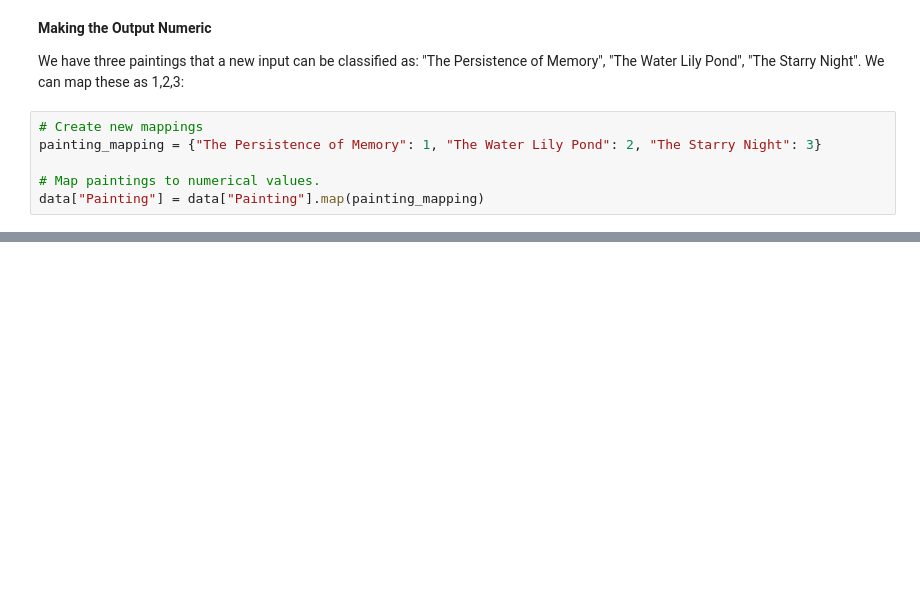
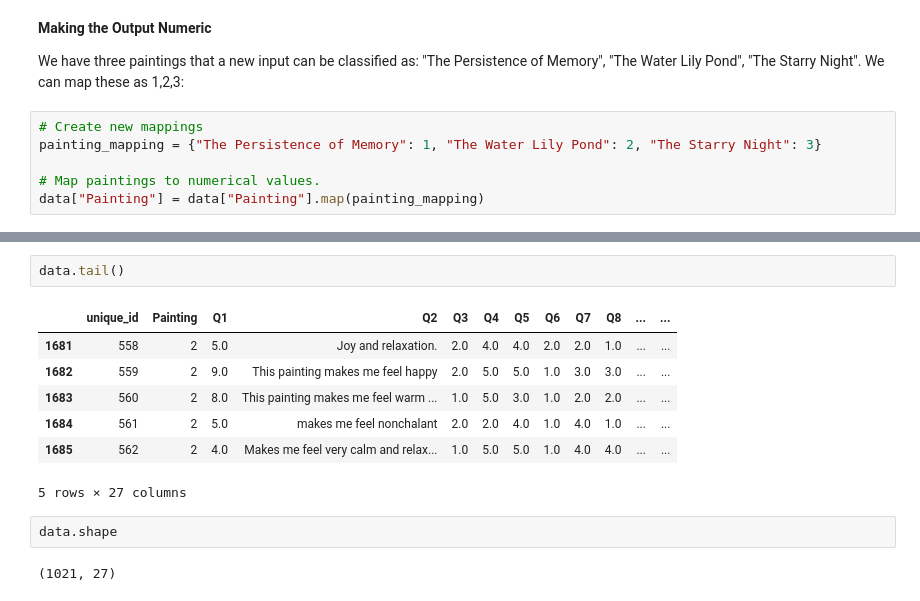
Before and after one commit to EthanT256/Machine-Learning-Challenge, a Jupyter notebook: data_cleanup.ipynb, the cells around one changed output, grey strips where cells are left out. Cells and saved outputs as stored; diff of their text form; blank space fills up the shorter version.

```diff
--- a/data_cleanup.ipynb
+++ b/data_cleanup.ipynb
@@ -169 +302,15 @@ data.head()
 5 rows × 27 columns
+# %%
+data.tail()
+# %% [output]
+|  | unique_id | Painting | Q1 | Q2 | Q3 | Q4 | Q5 | Q6 | Q7 | Q8 | ... | ... |
+| 1681 | 558 | 2 | 5.0 | Joy and relaxation. | 2.0 | 4.0 | 4.0 | 2.0 | 2.0 | 1.0 | ... | ... |
+| 1682 | 559 | 2 | 9.0 | This painting makes me feel happy | 2.0 | 5.0 | 5.0 | 1.0 | 3.0 | 3.0 | ... | ... |
+| 1683 | 560 | 2 | 8.0 | This painting makes me feel warm ... | 1.0 | 5.0 | 3.0 | 1.0 | 2.0 | 2.0 | ... | ... |
+| 1684 | 561 | 2 | 5.0 | makes me feel nonchalant | 2.0 | 2.0 | 4.0 | 1.0 | 4.0 | 1.0 | ... | ... |
+| 1685 | 562 | 2 | 4.0 | Makes me feel very calm and relax... | 1.0 | 5.0 | 5.0 | 1.0 | 4.0 | 4.0 | ... | ... |
+5 rows × 27 columns
+# %%
+data.shape
+# %% [output]
+(1021, 27)
```
Also changed, not shown: parts of 14 cells of this notebook.
